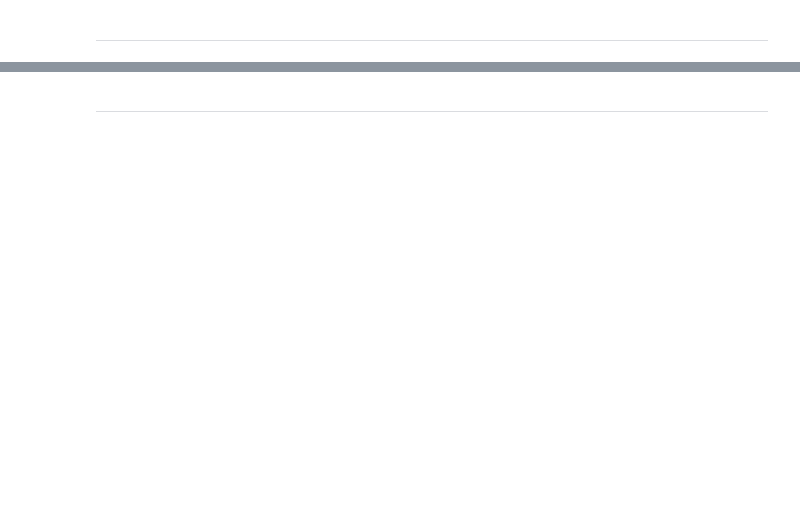
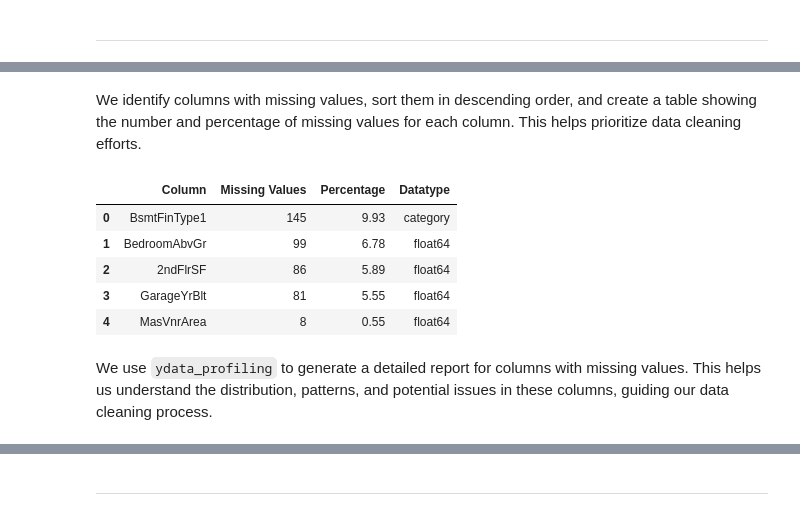
Before and after one commit to NatashaRy/house-price-predictor, a Jupyter notebook: jupyter_notebooks/02-DataCleaning.ipynb, the cells around one changed output, grey strips where cells are left out. Saved outputs shown, nothing was run; the diff lists cells and outputs as text; code cells hidden in the pictures; blank space fills up the shorter version.

```diff
--- a/jupyter_notebooks/02-DataCleaning.ipynb
+++ b/jupyter_notebooks/02-DataCleaning.ipynb
@@ -53,0 +77,23 @@ Section 2 content
+# %% [markdown]
+We identify columns with missing values, sort them in descending order, and create a table showing the number and percentage of missing values for each column. This helps prioritize data cleaning efforts.
+# %%
+missing_values = df_prices.isnull().sum()
+missing_data = missing_values[missing_values > 0].sort_values(ascending=False)
+
+missing_data_df = pd.DataFrame({
+    "Column": missing_data.index,
+    "Missing Values": missing_data.values,
+    "Percentage": (missing_data.values / len(df_prices) * 100).round(2),
+    "Datatype": [df_prices[col].dtype for col in missing_data.index]
+})
+
+missing_data_df
+# %% [output]
+|  | Column | Missing Values | Percentage | Datatype |
+| 0 | BsmtFinType1 | 145 | 9.93 | category |
+| 1 | BedroomAbvGr | 99 | 6.78 | float64 |
+| 2 | 2ndFlrSF | 86 | 5.89 | float64 |
+| 3 | GarageYrBlt | 81 | 5.55 | float64 |
+| 4 | MasVnrArea | 8 | 0.55 | float64 |
+# %% [markdown]
+We use `ydata_profiling` to generate a detailed report for columns with missing values. This helps us understand the distribution, patterns, and potential issues in these columns, guiding our data cleaning process.
```
Also changed, not shown: parts of 38 cells of this notebook, 5 other files.
